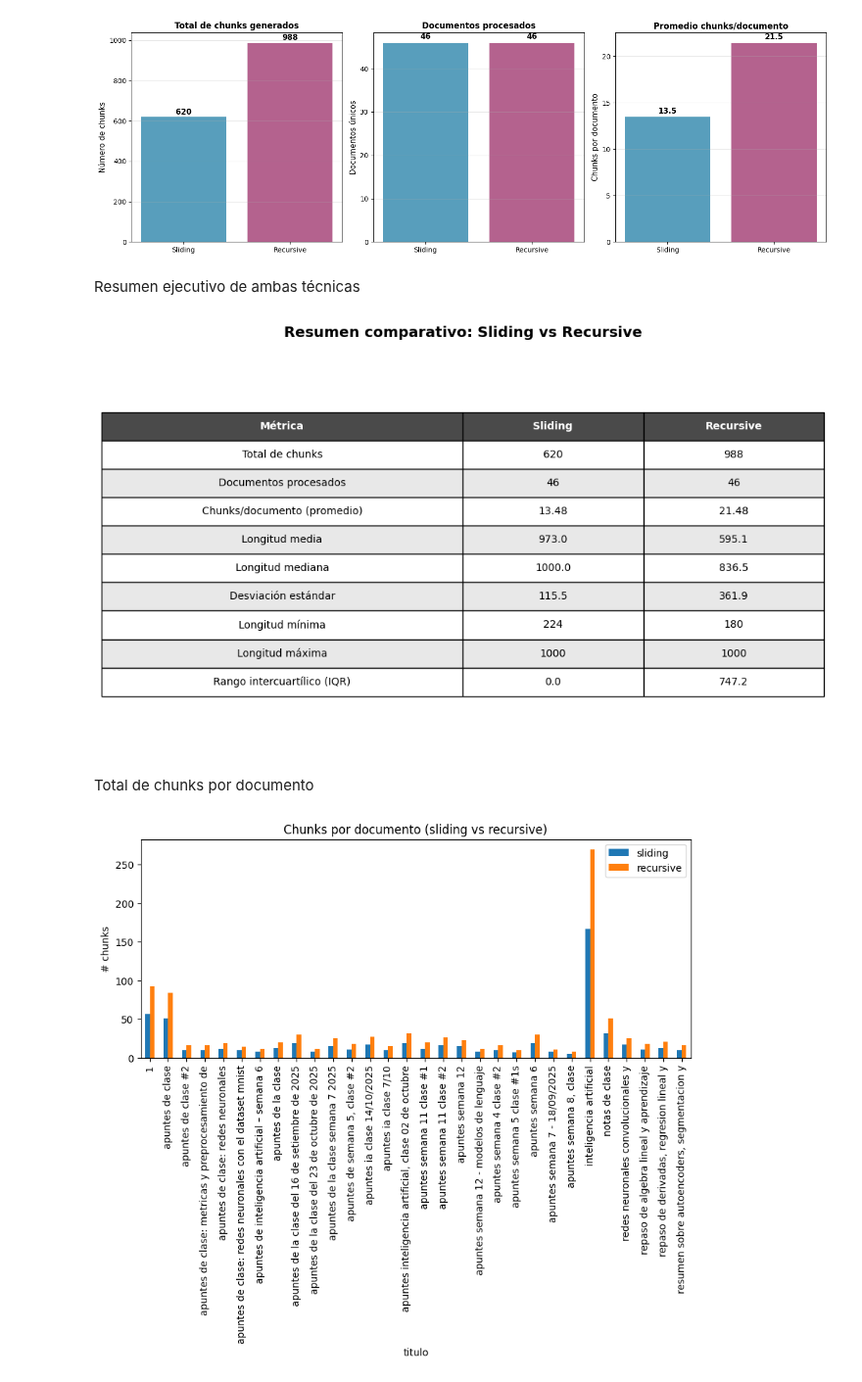
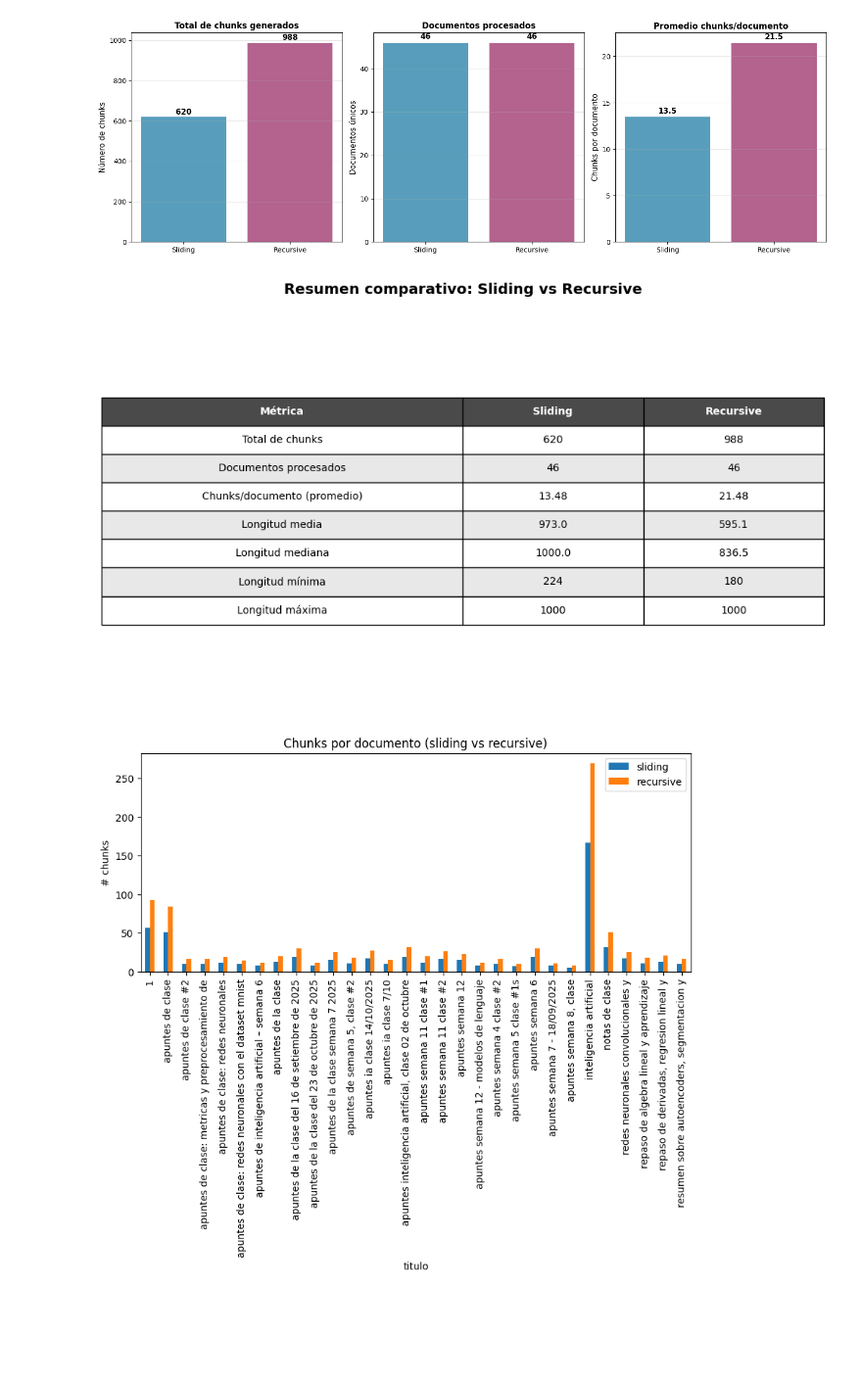
Before and after one commit to Idmc01/Tareas-IA, a Jupyter notebook: Tarea_4.ipynb, the cells around one changed output. Shown at 98% size. Cells and saved outputs as stored; diff of their text form; code cells hidden in the pictures; blank space fills up the shorter version.

Commit message:
arreglo tabla

```diff
--- a/Tarea_4.ipynb
+++ b/Tarea_4.ipynb
@@ -838,8 +808,6 @@ plt.tight_layout()
 plt.show()
 # %% [output]
 [figure]
-# %% [markdown]
-Resumen ejecutivo de ambas técnicas
 # %%
 fig, ax = plt.subplots(figsize=(10, 6))
 ax.axis('tight')
@@ -851,10 +819,8 @@ metricas = [
     'Chunks/documento (promedio)',
     'Longitud media',
     'Longitud mediana',
-    'Desviación estándar',
     'Longitud mínima',
-    'Longitud máxima',
-    'Rango intercuartílico (IQR)'
+    'Longitud máxima'
 ]
 
 valores_s = [
@@ -863,10 +829,8 @@ valores_s = [
     f"{len(df_s) / df_s['fuente'].nunique():.2f}",
     f"{df_s['len_chunk'].mean():.1f}",
     f"{df_s['len_chunk'].median():.1f}",
-    f"{df_s['len_chunk'].std():.1f}",
     f"{df_s['len_chunk'].min():.0f}",
     f"{df_s['len_chunk'].max():.0f}",
-    f"{df_s['len_chunk'].quantile(0.75) - df_s['len_chunk'].quantile(0.25):.1f}"
 ]
 
 valores_r = [
@@ -874,45 +838,41 @@ valores_r = [
     df_r['fuente'].nunique(),
     f"{len(df_r) / df_r['fuente'].nunique():.2f}",
     f"{df_r['len_chunk'].mean():.1f}",
     f"{df_r['len_chunk'].median():.1f}",
-    f"{df_r['len_chunk'].std():.1f}",
     f"{df_r['len_chunk'].min():.0f}",
     f"{df_r['len_chunk'].max():.0f}",
-    f"{df_r['len_chunk'].quantile(0.75) - df_r['len_chunk'].quantile(0.25):.1f}"
 ]
 
 tabla_data = []
 for m, s, r in zip(metricas, valores_s, valores_r):
     tabla_data.append([m, s, r])
 
-tabla = ax.table(cellText=tabla_data,
-                colLabels=['Métrica', 'Sliding', 'Recursive'],
-                cellLoc='center',
-                loc='center',
-                colWidths=[0.5, 0.25, 0.25])
+tabla = ax.table(
+    cellText=tabla_data,
+    colLabels=['Métrica', 'Sliding', 'Recursive'],
+    cellLoc='center',
+    loc='center',
+    colWidths=[0.5, 0.25, 0.25]
+)
 
 tabla.auto_set_font_size(False)
 tabla.set_fontsize(10)
 tabla.scale(1, 2)
 
-
 for i in range(3):
     tabla[(0, i)].set_facecolor('#4A4A4A')
     tabla[(0, i)].set_text_props(weight='bold', color='white')
-
 
 for i in range(1, len(metricas) + 1):
     color = '#E8E8E8' if i % 2 == 0 else '#FFFFFF'
     for j in range(3):
         tabla[(i, j)].set_facecolor(color)
 
 plt.title('Resumen comparativo: Sliding vs Recursive', fontsize=14, fontweight='bold', pad=20)
 plt.tight_layout()
 plt.show()
 # %% [output]
-[figure, old version]
+[figure, new version]
-# %% [markdown]
-Total de chunks por documento
 # %%
 s_counts = df_chunks_sliding.groupby('titulo').size().rename('sliding')
 r_counts = chunks_recursive_df.groupby('titulo').size().rename('recursive')
```
Also changed, not shown: parts of 27 cells of this notebook.
